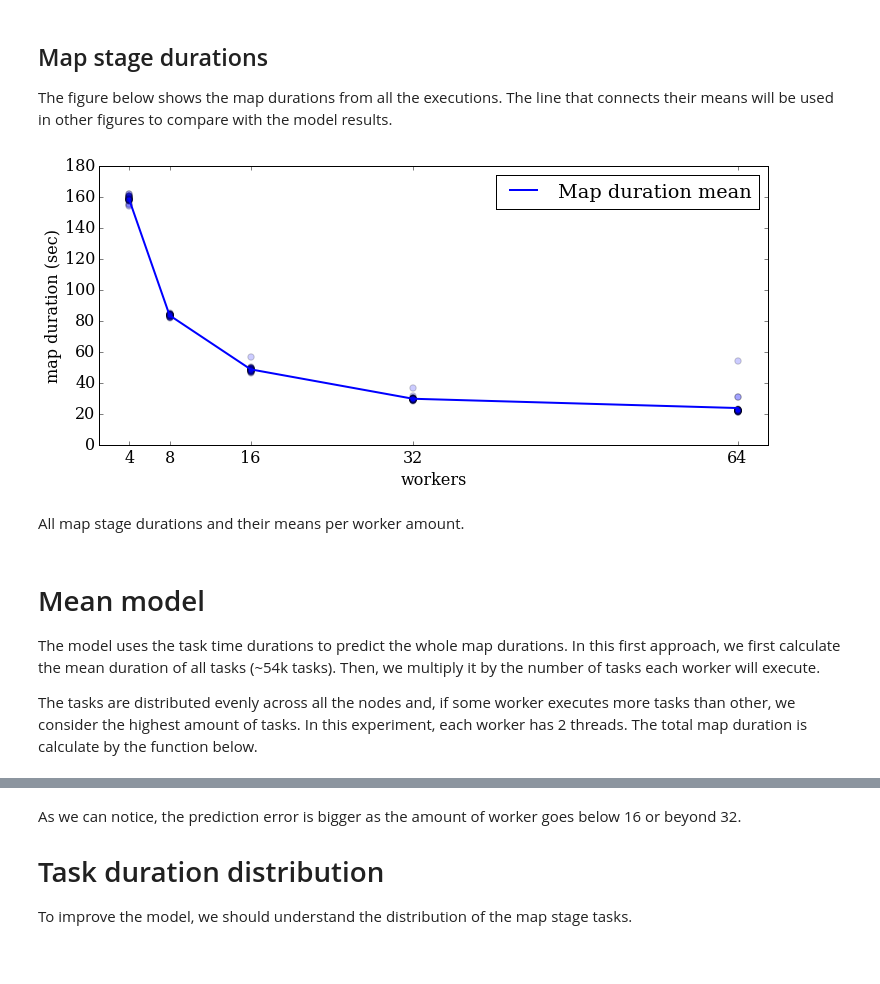
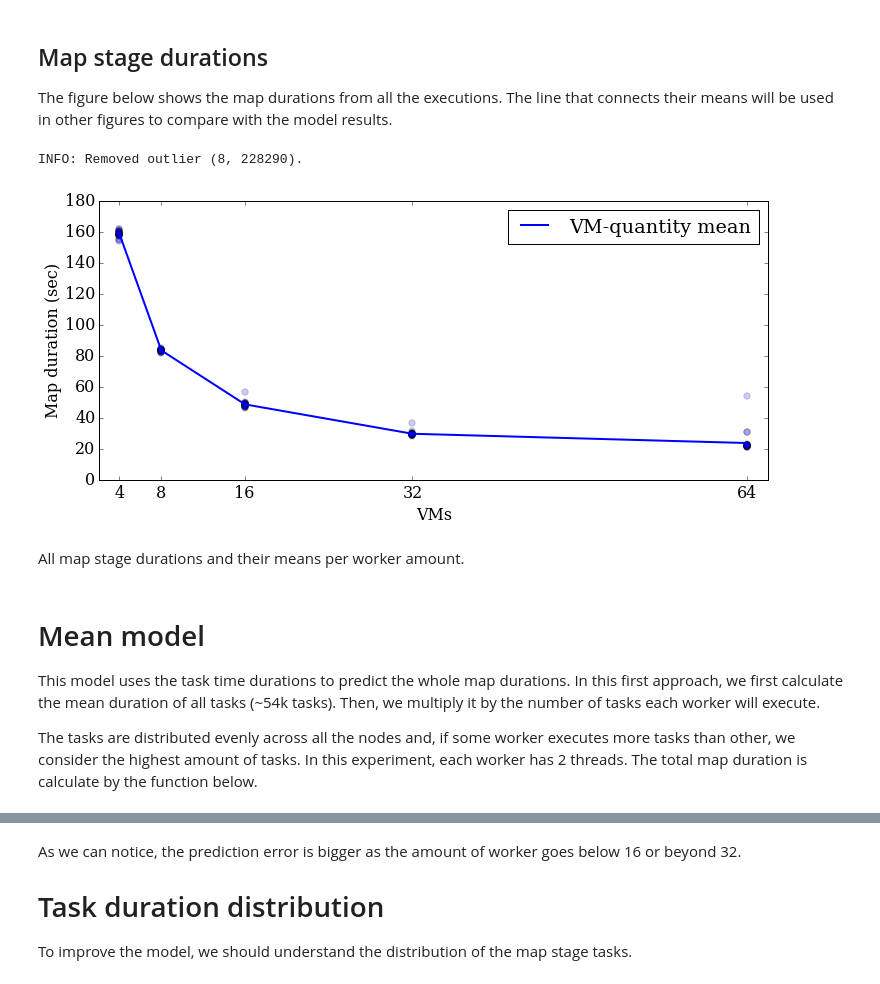
Before and after one commit to cemsbr/phd_notebook, a Jupyter notebook: Map Stage.ipynb, the cells around one changed output, grey strips where cells are left out. Drawn from its saved outputs; the diff is of its cells as text; code cells hidden in the pictures.

```diff
--- a/Map Stage.ipynb
+++ b/Map Stage.ipynb
@@ -28,3 +25,6 @@ apps, worker_amounts = parse_strong_scaling(reduce_outliers=True)
+# %%
+ss_xp = Experiment()  # Strong-scaling experiment
+ss_xp.parse('strong_scaling_data/app-*')
 # %%
 # Some experiment information
 
@@ -51,38 +51,34 @@ Markdown(info)
 # %% [markdown]
 ## Map stage durations
 The figure below shows the map durations from all the executions. The line that connects their means will be used in other figures to compare with the model results.
-# %%
-# Mean of stage durations per worker amount
-
-plt.subplots(figsize=(12,5))
-
-# Scatter plot with all map durations
-map_time_workers, map_durations = [], []
-for app in apps:
-    map_durations.append(app.stages[0].duration/1000)
-    map_time_workers.append(app.workers)
-plt.scatter(map_time_workers, map_durations, alpha=0.2, s=40)
-plt.xticks(worker_amounts)
-plt.xlabel('workers')
-plt.ylabel('map duration (sec)')
-
-# Line with the mean map duration for each worker amount
-map_means = []
-for workers in worker_amounts:
-    _apps = (a for a in apps if a.workers == workers)
-    _ys = [app.stages[0].duration/1000 for app in _apps]
-    map_means.append(np.mean(_ys))
-plt.plot(worker_amounts, map_means, label='Map duration mean')
-plt.legend()
-plt.show()
-Markdown('All map stage durations and their means per worker amount.')
-# %% [output]
-[figure, removed]
-All map stage durations and their means per worker amount.
+# %%
+ss_xp.reject_stage_outliers(0, 5)
+# %% [output]
+INFO: Removed outlier (8, 228290).
+# %%
+def plot_means(pltr, xp, *args, **kwargs):
+    pltr.set_ys_fn(lambda ys: ys/1000)  # from ms to sec
+    pltr.plot_means(xp.n_nodes, xp.get_stage_lists(0), *args, label='VM-quantity mean', **kwargs)
+    pltr.set_labels('VMs', 'Map duration (sec)')
+    plt.xticks(xp.n_nodes)
+    plt.ylim(0, 180)
+    plt.xlim(xp.n_nodes[0] - 2, xp.n_nodes[-1] + 2)
+
+pltr = Plotter()
+plot_means(pltr, ss_xp)
+scatter_xs = [a.workers for a in ss_xp.get_apps()]
+pltr.scatter(scatter_xs, ss_xp.get_stage(0), alpha=0.2, s=40)
+plt.legend()
+plt.show()
+
+Markdown('All map stage durations and their means per worker amount.')
+# %% [output]
+[figure, added]
+All map stage durations and their means per worker amount.
 # %% [markdown]
 # Mean model
 
-The model uses the task time durations to predict the whole map durations. In this first approach, we first calculate the mean duration of all tasks (~54k tasks). Then, we multiply it by the number of tasks each worker will execute.
+This model uses the task time durations to predict the whole map durations. In this first approach, we first calculate the mean duration of all tasks (~54k tasks). Then, we multiply it by the number of tasks each worker will execute.
 
 The tasks are distributed evenly across all the nodes and, if some worker executes more tasks than other, we consider the highest amount of tasks. In this experiment, each worker has 2 threads. The total map duration is calculate by the function below.
 # %%
```
Also changed, not shown: parts of 24 cells of this notebook, 13 other files.
